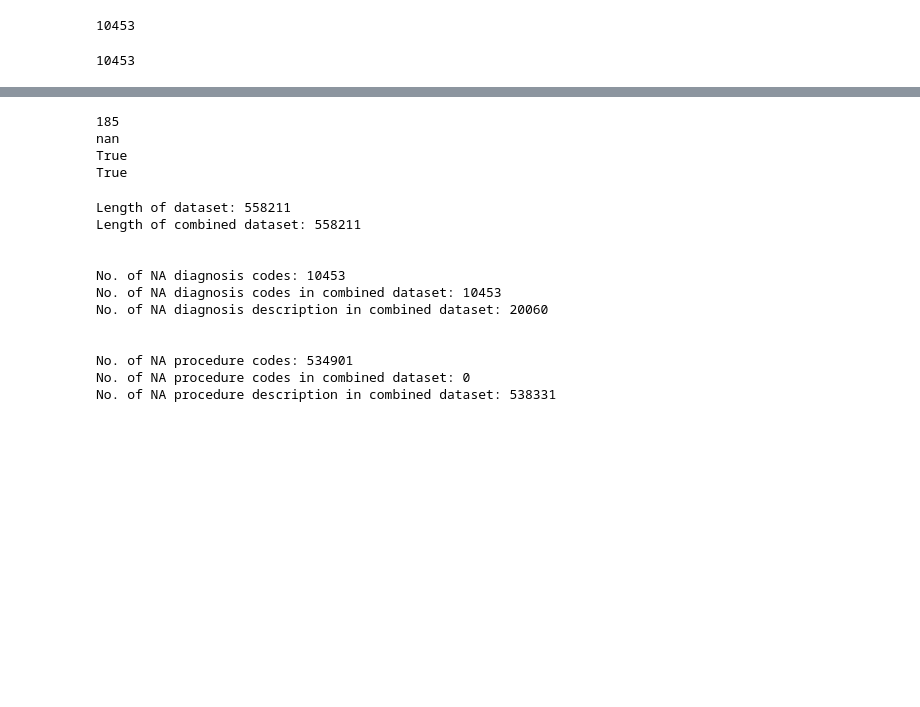
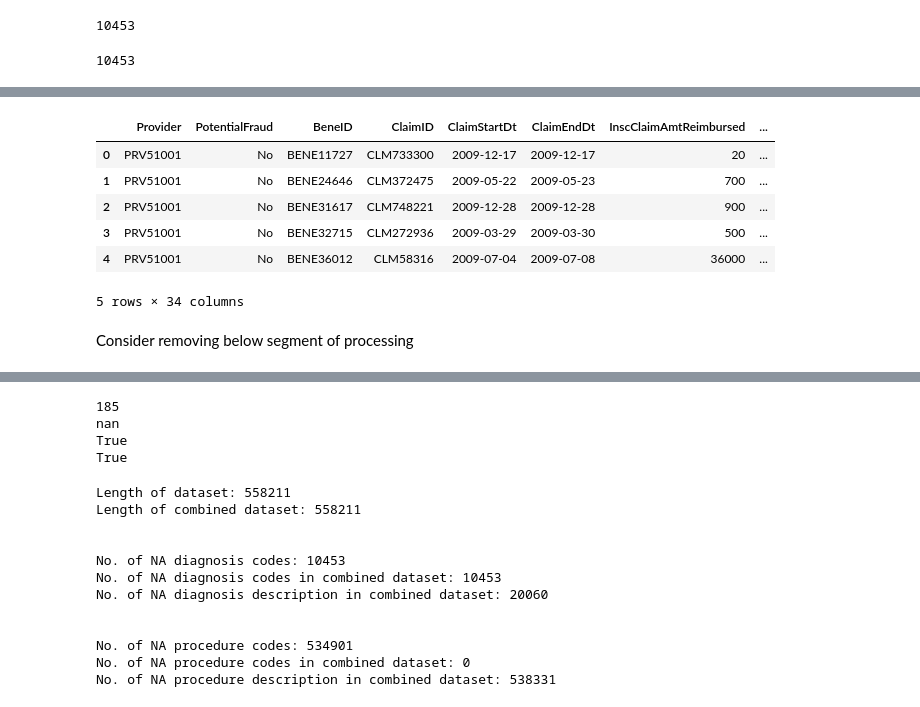
Before and after one commit to RussellDash332/medical-insurance-fraud, a Jupyter notebook: datainspection.ipynb, the cells around one changed output, grey strips where cells are left out. Drawn from its saved outputs; the diff is of its cells as text; code cells hidden in the pictures; blank space fills up the shorter version.

Commit message:
Updated data processing pipeline

```diff
--- a/datainspection.ipynb
+++ b/datainspection.ipynb
@@ -121,5 +142,5 @@ print(train_allprovider['ClmDiagnosisCode_1'].isna().sum())
 # %%
 #Read in icd9 data
-diagnosis=pd.read_csv("processed_data/icd9_diagnosis.csv", dtype={'code': str})
+diagnosis=pd.read_csv("data/medical_code_data/icd9_diagnosis.csv", dtype={'code': str})
 
-procedures=pd.read_csv("processed_data/icd9_procedure.csv", dtype={'code': str})
+procedures=pd.read_csv("data/medical_code_data/icd9_procedure.csv", dtype={'code': str})
@@ -125,0 +165,8 @@ procedures=pd.read_csv("processed_data/icd9_procedure.csv", dtype={'code': str})
+# %%
+codes_dict = {}
+for (i,row) in diagnosis.iterrows():
+    codes_dict[row["code"]] = row["description_1"]
+
+procedures_dict = {}
+for (i,row) in procedures.iterrows():
+    procedures_dict[row["code"]] = row["description_1"]
@@ -126,3 +250,23 @@ procedures=pd.read_csv("processed_data/icd9_procedure.csv", dtype={'code': str})
+# %%
+train_allprovider['diagnosis_descriptor'] = diagnosis_descriptor
+train_allprovider['procedures_descriptor'] = procedures_descriptor
+train_allprovider.drop(
+    columns_to_process + columns_to_process2,
+    axis = 1,
+    inplace = True
+)
+
+train_allprovider.head()
+# %% [output]
+|  | Provider | PotentialFraud | BeneID | ClaimID | ClaimStartDt | ClaimEndDt | InscClaimAmtReimbursed | ... |
+| 0 | PRV51001 | No | BENE11727 | CLM733300 | 2009-12-17 | 2009-12-17 | 20 | ... |
+| 1 | PRV51001 | No | BENE24646 | CLM372475 | 2009-05-22 | 2009-05-23 | 700 | ... |
+| 2 | PRV51001 | No | BENE31617 | CLM748221 | 2009-12-28 | 2009-12-28 | 900 | ... |
+| 3 | PRV51001 | No | BENE32715 | CLM272936 | 2009-03-29 | 2009-03-30 | 500 | ... |
+| 4 | PRV51001 | No | BENE36012 | CLM58316 | 2009-07-04 | 2009-07-08 | 36000 | ... |
+5 rows × 34 columns
+# %% [markdown]
+Consider removing below segment of processing
 # %%
 # Create a list of columns to process
 columns_to_process = ['ClmDiagnosisCode_' + str(i) for i in range(1, 11)]
```
Also changed, not shown: parts of 8 cells of this notebook.
